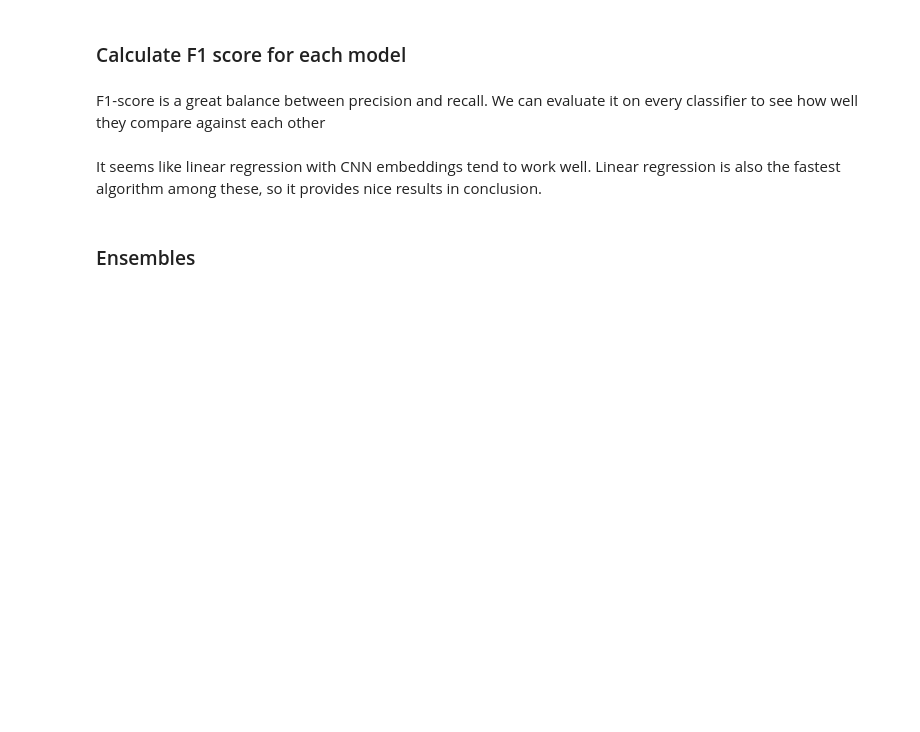
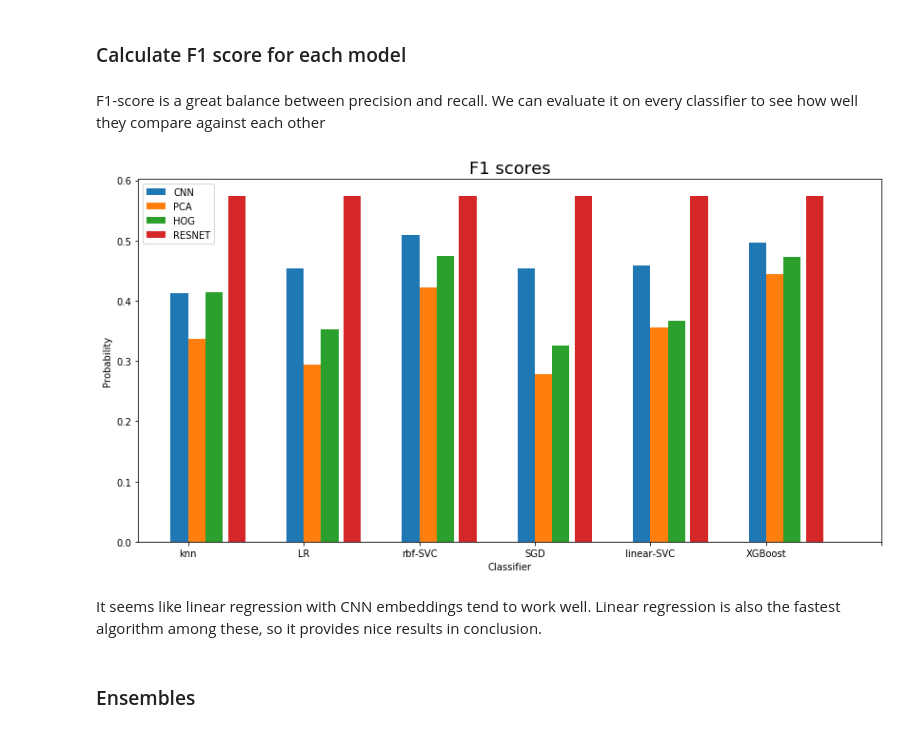
Before and after one commit to TeemuSo/Loop-Q-prize, a Jupyter notebook: notebooks/0.3-visualization.ipynb, the cells around one changed output. Drawn from its saved outputs; the diff is of its cells as text; code cells hidden in the pictures; blank space fills up the shorter version.

```diff
--- a/notebooks/0.4-visualization.ipynb
+++ b/notebooks/0.3-visualization.ipynb
@@ -372,16 +411,18 @@ resnet_scores = f1_score(resnet_preds, y_test, average='weighted')
 # %%
 fig = plt.figure(figsize=(14,7))
 width = 0.15
 plt.title("F1 scores", fontsize=18)
 plt.bar(np.arange(6), cnn_scores, width, label="CNN")
 plt.bar(np.arange(6) + width, pca_scores, width, label="PCA")
 plt.bar(np.arange(6) + 2*width, hog_scores, width, label="HOG")
-# plt.bar(np.arange(6) + 3*width + 0.3*width, resnet_scores, width, label="RESNET")
+plt.bar(np.arange(6) + 3*width + 0.3*width, resnet_scores, width, label="RESNET")
 plt.xticks(np.arange(N_FEATURES) + width / 2, model_names)
 plt.ylabel("Probability")
 plt.xlabel("Classifier")
 plt.legend(loc='best')
 plt.savefig('../reports/figures/traditional_f1.png')
+# %% [output]
+[figure, added]
 # %% [markdown]
 It seems like linear regression with CNN embeddings tend to work well. Linear regression is also the fastest algorithm among these, so it provides nice results in conclusion.
 # %% [markdown]
```
Also changed, not shown: parts of 13 cells of this notebook, 11 other files.
